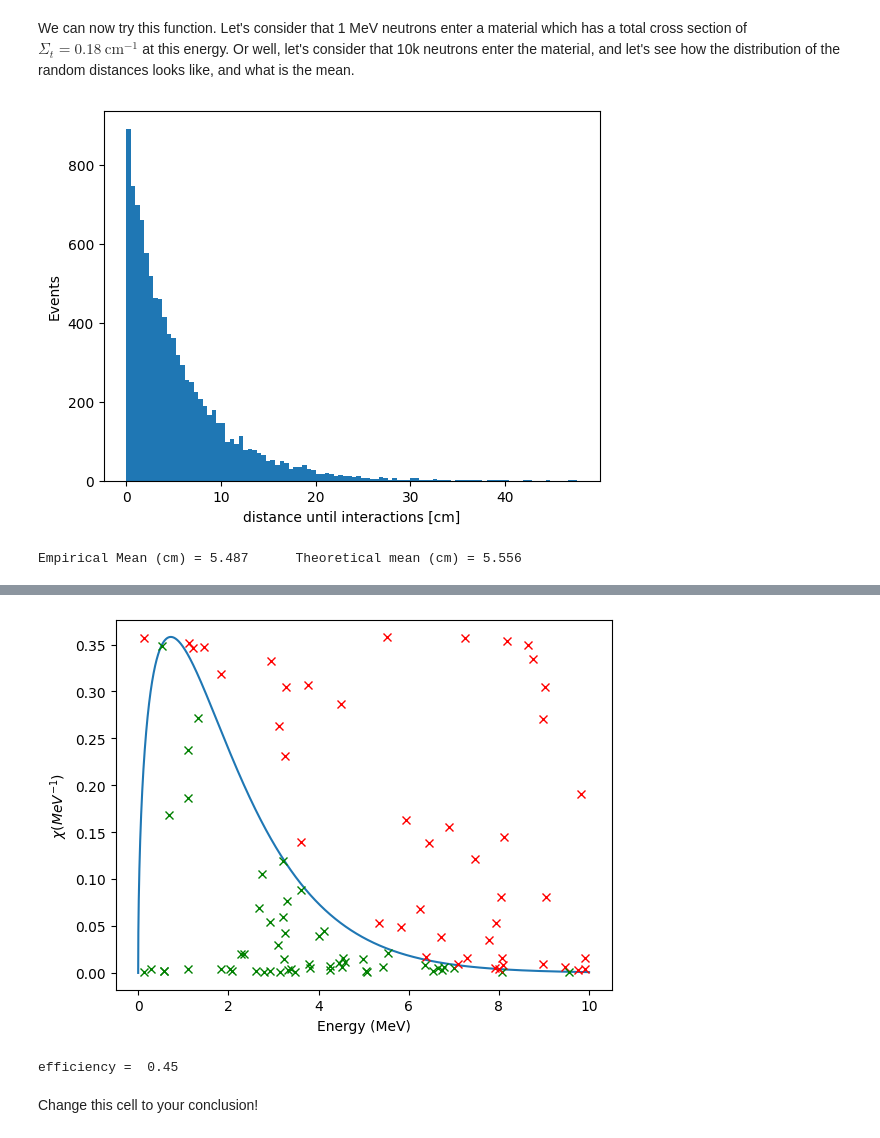
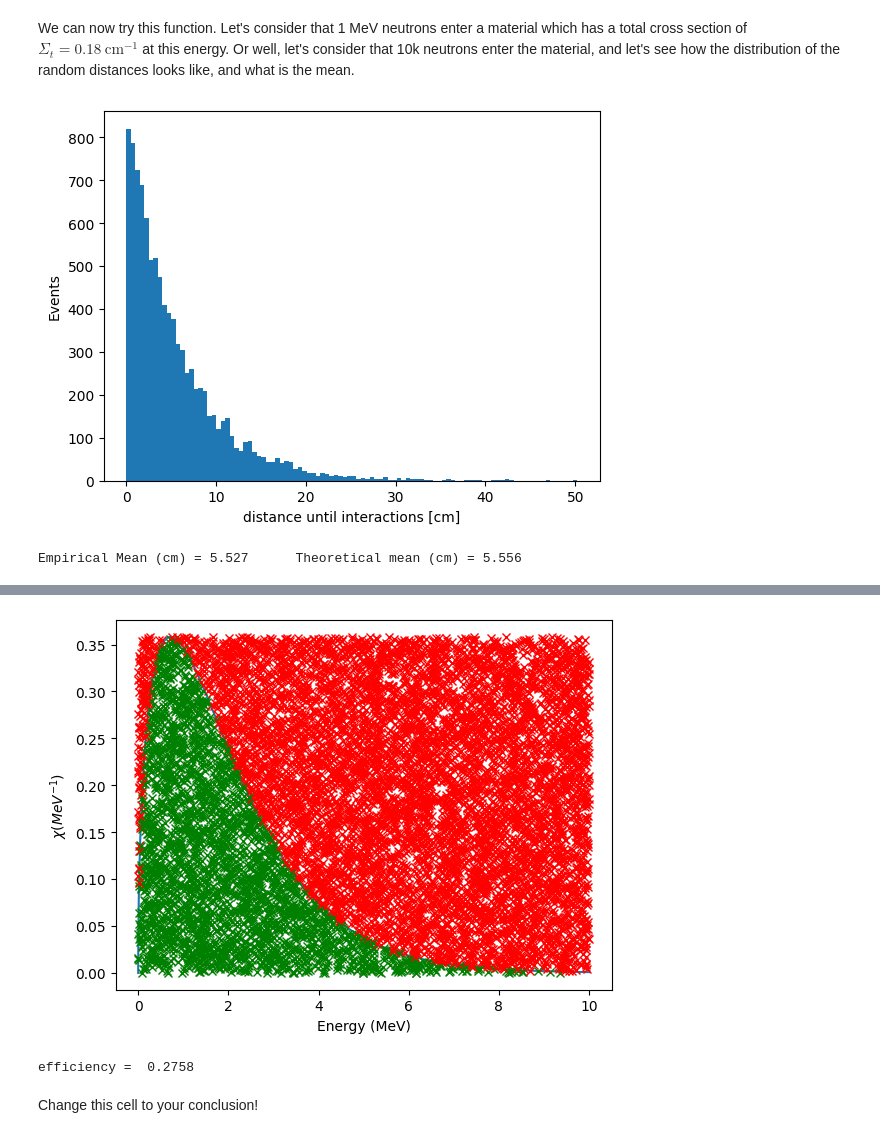
Before and after one commit to sewerininc/poetry_envs, a Jupyter notebook: reaktorfysik/RFP/Datalabs/Datalab04/4-Scattering_MCintro.ipynb, the cells around one changed output, grey strips where cells are left out. Saved outputs shown, nothing was run; the diff lists cells and outputs as text; code cells hidden in the pictures.

```diff
--- a/reaktorfysik/RFP/Datalabs/Datalab04/4-Scattering_MCintro.ipynb
+++ b/reaktorfysik/RFP/Datalabs/Datalab04/4-Scattering_MCintro.ipynb
@@ -190,14 +190,16 @@ Read and execute the code block below to evaluate this for several mass numbers
 What is your conclusion: is the scattering isotropic in the LAB? Write down your conclusion!
 # %%
 As=np.arange(1, 230, 1)
-
-muC=np.random.uniform(-1,1,1000000)
-thetaC=np.arccos(muC)
+Ns=np.arange(1, 230, 1)*0 + 10000
 
 means = []
 u_ls = []
 
-for A in As:
+
+for A, N in zip(As, Ns):
+
+    muC=np.random.uniform(-1,1,N)
+    thetaC=np.arccos(muC)
 
     thetaL=np.arctan2(np.sin(thetaC),((1/A)+muC))
 
@@ -431,8 +428,8 @@ print(f'Empirical Mean (cm) = {np.mean(ds):.3f} \t Theoretical mean (cm) = {1/(S
 print() #print the empirical mean free path. and the mean free path expected from theory
 # {\displaystyle \ell =(\sigma n)^{-1},}
 # %% [output]
-[figure, old version]
+[figure, new version]
-Empirical Mean (cm) = 5.487      Theoretical mean (cm) = 5.556
+Empirical Mean (cm) = 5.527      Theoretical mean (cm) = 5.556
 # %% [markdown]
 ### Continous distribution II: Watt distribution
 
@@ -460,38 +457,38 @@ def watt(E):
     C1 = 0.453
     C2 = 0.965
     C3 = 2.29
 
     x = C1*np.exp(-E/C2)*np.sinh(np.sqrt(C3*E))
 
     return x
 
 E=np.linspace(0,10,10000)
 plt.figure()
 plt.plot(E,watt(E))
 maxW=np.max(watt(E))
 
 reject_counts = 0
-all_counts = 100
+all_counts = 10000
 for _ in range(all_counts):
     xi=np.random.uniform(0,10)
-    yi=watt(np.random.uniform(0,10))
+    yi=np.random.uniform(0,maxW)
     if yi<watt(xi):
         plt.plot(xi,yi,marker='x', c="green")
     else:
         plt.plot(xi,yi,marker='x', c="red")
         reject_counts += 1
 
     #complete the if/else statements
     #count how often a number is accepted!
 
 plt.xlabel('Energy (MeV)')
 plt.ylabel(r'$\chi (MeV^{-1})$')
 plt.show()
 
-print("efficiency = ", reject_counts/all_counts)  # print the estimated efficiency
+print("efficiency = ", (all_counts-reject_counts)/all_counts)  # print the estimated efficiency
 # %% [output]
-[figure, old version]
+[figure, new version]
-efficiency =  0.45
+efficiency =  0.2758
 # %% [markdown]
 Change this cell to your conclusion!
 # %% [markdown]
```
Also changed, not shown: parts of 14 cells of this notebook, 2 other files.
